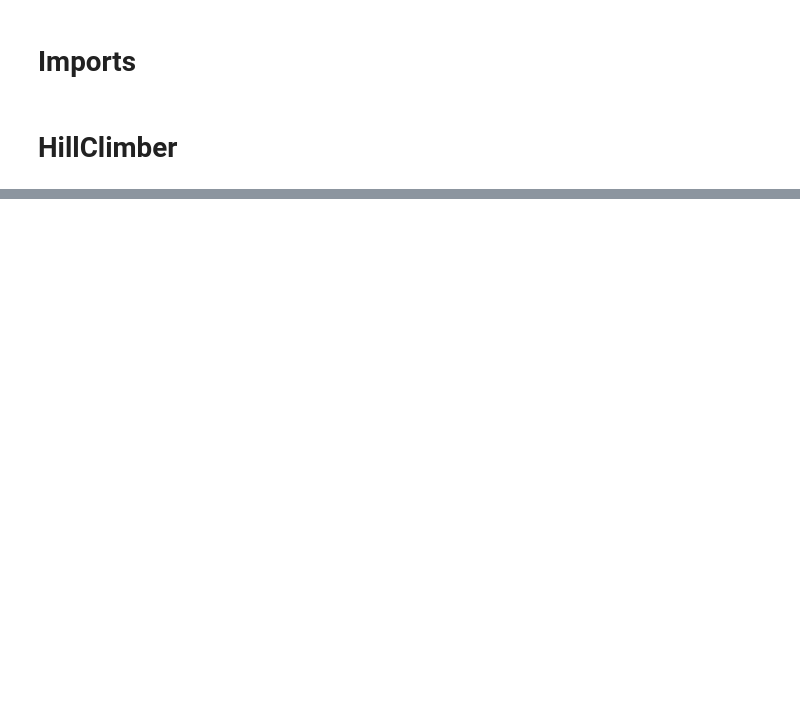
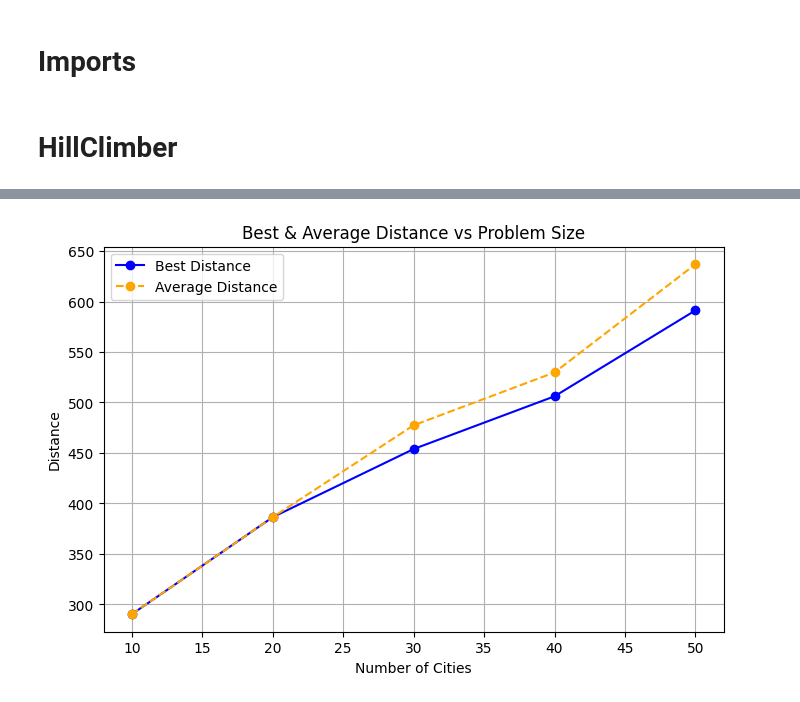
Before and after one commit to Side941/AI-for-SaO, a Jupyter notebook: side.ipynb, the cells around one changed output, grey strips where cells are left out. Cells and saved outputs as stored; diff of their text form; code cells hidden in the pictures; blank space fills up the shorter version.

```diff
--- a/side.ipynb
+++ b/side.ipynb
@@ -330,0 +357,82 @@ Scalability Test Results:
+# %%
+# ==============================
+# Scalability Test: ILS with Different City Sizes
+# ==============================
+CITY_SIZES = [10, 20, 30, 40, 50]  # Different numbers of cities to test
+NUM_RUNS = 10  # Number of runs per city size to compute average time
+
+scalability_results = []
+
+for size in CITY_SIZES:
+    coords_subset = coords[:size]
+    N = size
+    dist_matrix = np.sqrt(((coords_subset[:, None, :] - coords_subset[None, :, :]) ** 2).sum(axis=2))
+
+    run_times = []
+    best_distances = []
+    best_solutions = []
+
+    for run in range(NUM_RUNS):
+        start_time = time.time()
+        best_solution, convergence, runtime = iterated_local_search()
+        end_time = time.time()
+
+        run_times.append(end_time - start_time)
+        best_distances.append(best_solution.utility)
+        best_solutions.append(best_solution)
+
+    mean_time = np.mean(run_times)
+    best_index = np.argmin(best_distances)
+    best_overall = best_solutions[best_index]
+
+    scalability_results.append({
+        "Problem Size": size,
+        "Best Distance": best_overall.utility,
+        "Average Distance": np.mean(best_distances),
+        "Computation Time (s)": mean_time,
+        "Best Route": best_overall.route
+    })
+
+
+
+# Display scalability results
+results_df = pd.DataFrame(scalability_results)
+print("\nScalability Test Results:")
+print(results_df)
+
+# Plot Best & Average Distance vs Problem Size
+plt.figure(figsize=(8,5))
+plt.plot(results_df["Problem Size"], results_df["Best Distance"], marker='o', linestyle='-', color='blue', label='Best Distance')
+plt.plot(results_df["Problem Size"], results_df["Average Distance"], marker='o', linestyle='--', color='orange', label='Average Distance')
+plt.xlabel("Number of Cities")
+plt.ylabel("Distance")
+plt.title("Best & Average Distance vs Problem Size")
+plt.legend()
+plt.grid(True)
+plt.show()
+
+# Plot Computation Time vs Problem Size
+plt.figure(figsize=(8,5))
+plt.plot(results_df["Problem Size"], results_df["Computation Time (s)"], marker='o', linestyle='-', color='red')
+plt.xlabel("Number of Cities")
+plt.ylabel("Computation Time (s)")
+plt.title("Computation Time vs Problem Size")
+plt.grid(True)
+plt.show()
+
+# ==============================
+# Save scalability results to text file
+# ==============================
+with open("ils_scalability_results.txt", "w") as f:
+    f.write("Scalability Test: ILS with Different City Sizes\n")
+    f.write("=============================================\n\n")
+    for result in scalability_results:
+        f.write(f"Number of Cities: {result['Problem Size']}\n")
+        f.write(f"Best Distance: {result['Best Distance']:.2f}\n")
+        f.write(f"Average Distance: {result['Average Distance']:.2f}\n")
+        f.write(f"Average Computation Time (s): {result['Computation Time (s)']:.2f}\n")
+        f.write("Best Route (city indices in order):\n")
+        f.write(" -> ".join(map(str, result['Best Route'])) + "\n\n")
+
+print("Scalability results saved to ils_scalability_results.txt")
+# %% [output]
@@ -330,0 +456 @@ Scalability Test Results:
+[figure, added]
```
Also changed, not shown: parts of 19 cells of this notebook, 17 other files.
